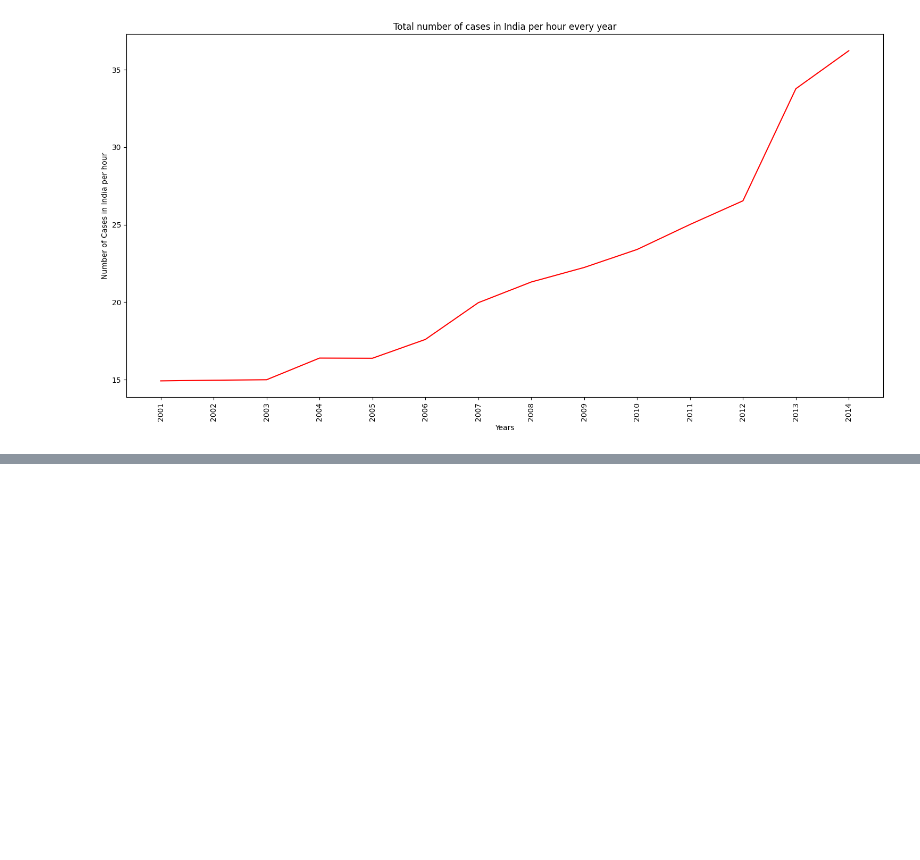
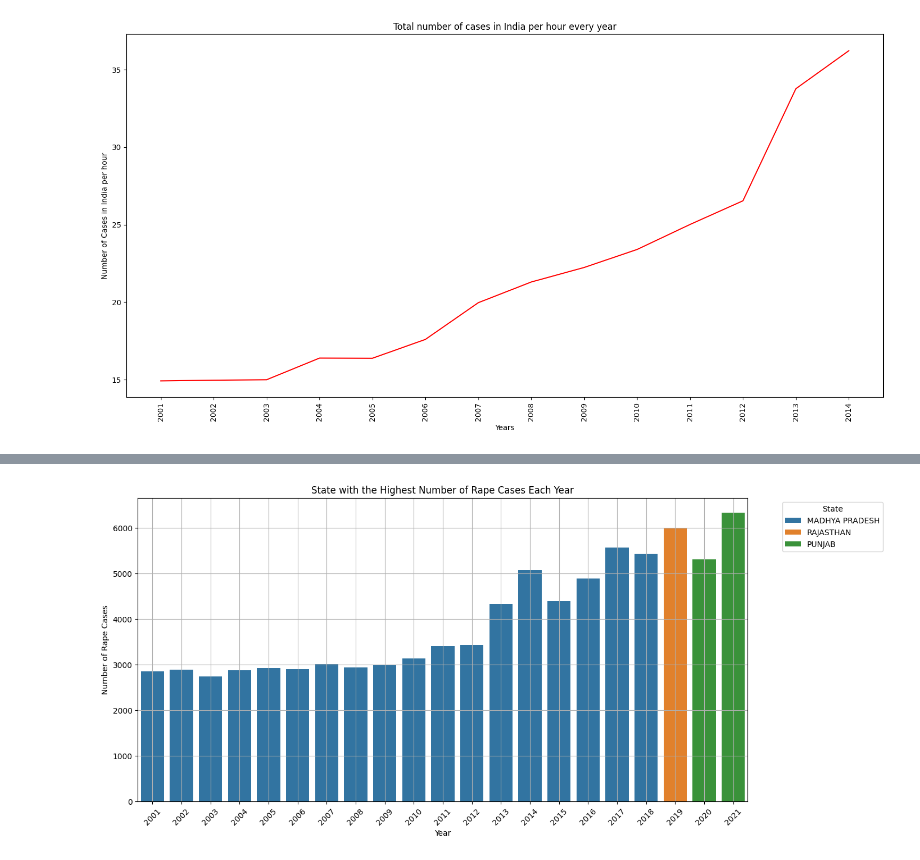
Before and after one commit to gowtham1035/Crimes-against-women, a Jupyter notebook: analysis.ipynb, the cells around one changed output, grey strips where cells are left out. Saved outputs shown, nothing was run; the diff lists cells and outputs as text; code cells hidden in the pictures; blank space fills up the shorter version.

```diff
--- a/analysis.ipynb
+++ b/analysis.ipynb
@@ -847,0 +882,12 @@ plt.show()
+# %%
+plt.figure(figsize=(14, 7))
+sns.barplot(data=highest_cases_by_year, x="Year", y="Rape", hue="State", dodge=False)
+plt.title("State with the Highest Number of Rape Cases Each Year")
+plt.xlabel("Year")
+plt.ylabel("Number of Rape Cases")
+plt.xticks(rotation=45)
+plt.legend(title="State", bbox_to_anchor=(1.05, 1), loc='upper left')
+plt.grid(True)
+plt.show()
+# %% [output]
+[figure, added]
```
Also changed, not shown: parts of 5 cells of this notebook.
